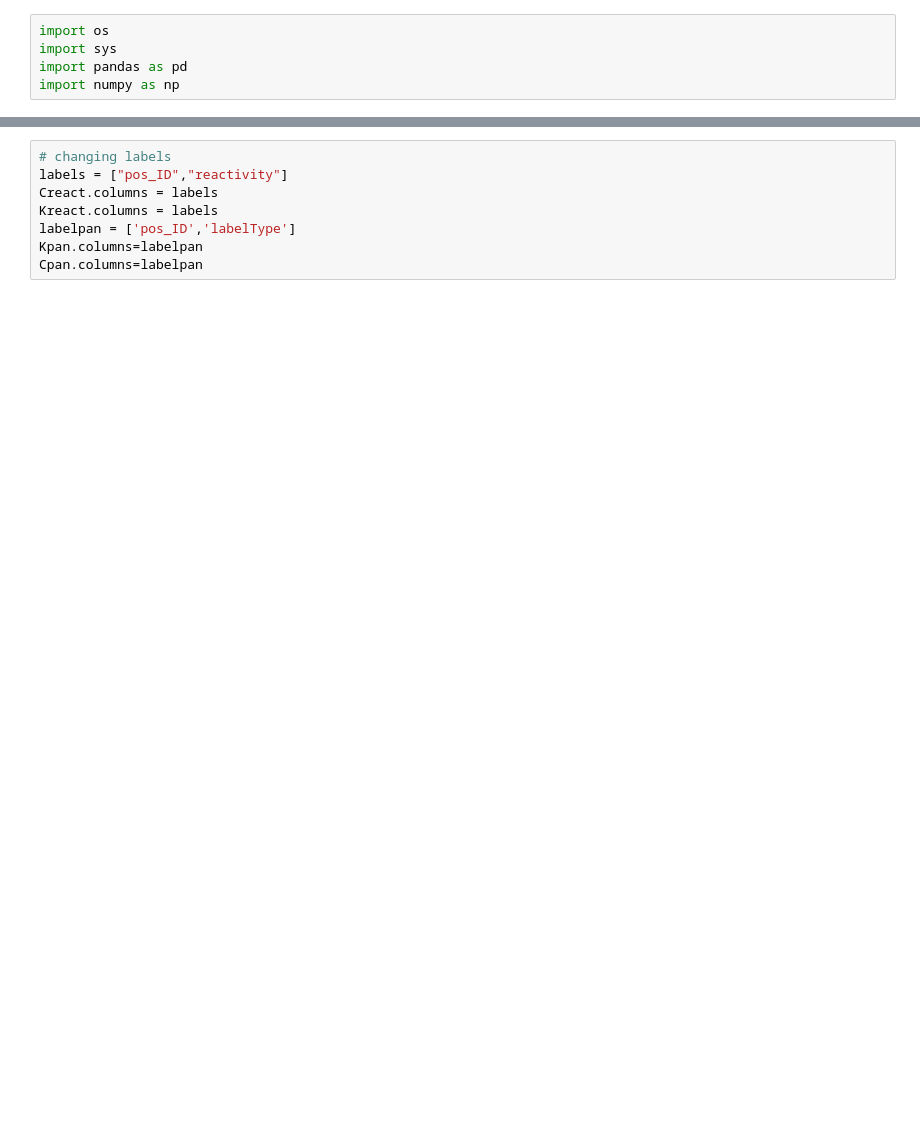
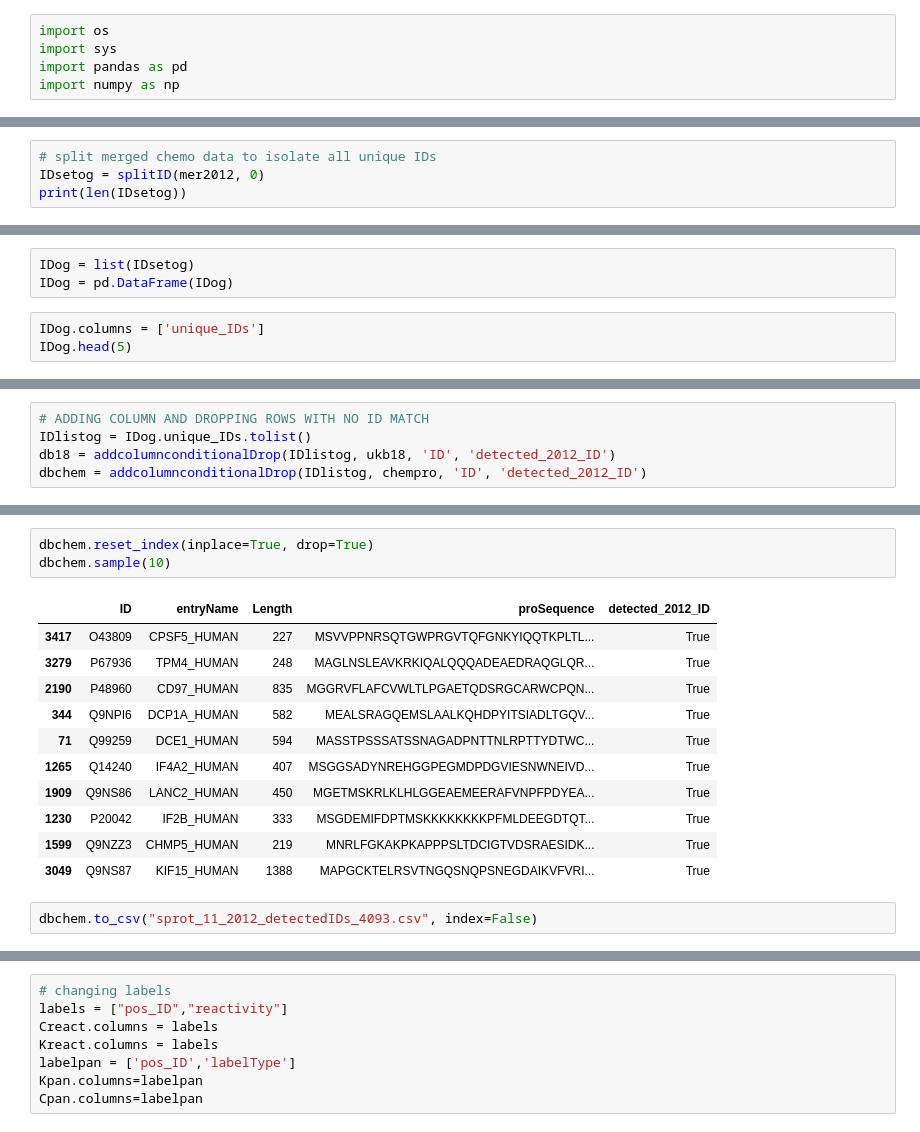
Before and after one commit to Mfpfox/MAPPING, a Jupyter notebook: A19_11_05_Nature2012_CysLys_mapped_2018UKB.ipynb, the cells around one changed output, grey strips where cells are left out. Drawn from its saved outputs; the diff is of its cells as text; blank space fills up the shorter version.

Commit message:
working with 11_2012 fasta from cravatt lab, dropping IDs that dont have all residue positions found

```diff
--- a/A19_08_26_Nature2012_CKpos_2018_update.ipynb
+++ b/A19_11_05_Nature2012_CysLys_mapped_2018UKB.ipynb
@@ -127,0 +268,4 @@ print(len(Lys2018))
+# %%
+# split merged chemo data to isolate all unique IDs
+IDsetog = splitID(mer2012, 0)
+print(len(IDsetog))
@@ -127,0 +274,6 @@ print(len(Lys2018))
+# %%
+IDog = list(IDsetog)
+IDog = pd.DataFrame(IDog)
+# %%
+IDog.columns = ['unique_IDs']
+IDog.head(5)
@@ -127,0 +307,5 @@ print(len(Lys2018))
+# %%
+# ADDING COLUMN AND DROPPING ROWS WITH NO ID MATCH
+IDlistog = IDog.unique_IDs.tolist()
+db18 = addcolumnconditionalDrop(IDlistog, ukb18, 'ID', 'detected_2012_ID')
+dbchem = addcolumnconditionalDrop(IDlistog, chempro, 'ID', 'detected_2012_ID')
@@ -127,0 +374,17 @@ print(len(Lys2018))
+# %%
+dbchem.reset_index(inplace=True, drop=True)
+dbchem.sample(10)
+# %% [output]
+|  | ID | entryName | Length | proSequence | detected_2012_ID |
+| 3417 | O43809 | CPSF5_HUMAN | 227 | MSVVPPNRSQTGWPRGVTQFGNKYIQQTKPLTL... | True |
+| 3279 | P67936 | TPM4_HUMAN | 248 | MAGLNSLEAVKRKIQALQQQADEAEDRAQGLQR... | True |
+| 2190 | P48960 | CD97_HUMAN | 835 | MGGRVFLAFCVWLTLPGAETQDSRGCARWCPQN... | True |
+| 344 | Q9NPI6 | DCP1A_HUMAN | 582 | MEALSRAGQEMSLAALKQHDPYITSIADLTGQV... | True |
+| 71 | Q99259 | DCE1_HUMAN | 594 | MASSTPSSSATSSNAGADPNTTNLRPTTYDTWC... | True |
+| 1265 | Q14240 | IF4A2_HUMAN | 407 | MSGGSADYNREHGGPEGMDPDGVIESNWNEIVD... | True |
+| 1909 | Q9NS86 | LANC2_HUMAN | 450 | MGETMSKRLKLHLGGEAEMEERAFVNPFPDYEA... | True |
+| 1230 | P20042 | IF2B_HUMAN | 333 | MSGDEMIFDPTMSKKKKKKKKPFMLDEEGDTQT... | True |
+| 1599 | Q9NZZ3 | CHMP5_HUMAN | 219 | MNRLFGKAKPKAPPPSLTDCIGTVDSRAESIDK... | True |
+| 3049 | Q9NS87 | KIF15_HUMAN | 1388 | MAPGCKTELRSVTNGQSNQPSNEGDAIKVFVRI... | True |
+# %%
+dbchem.to_csv("sprot_11_2012_detectedIDs_4093.csv", index=False)
```
Also changed, not shown: parts of 97 cells of this notebook.
